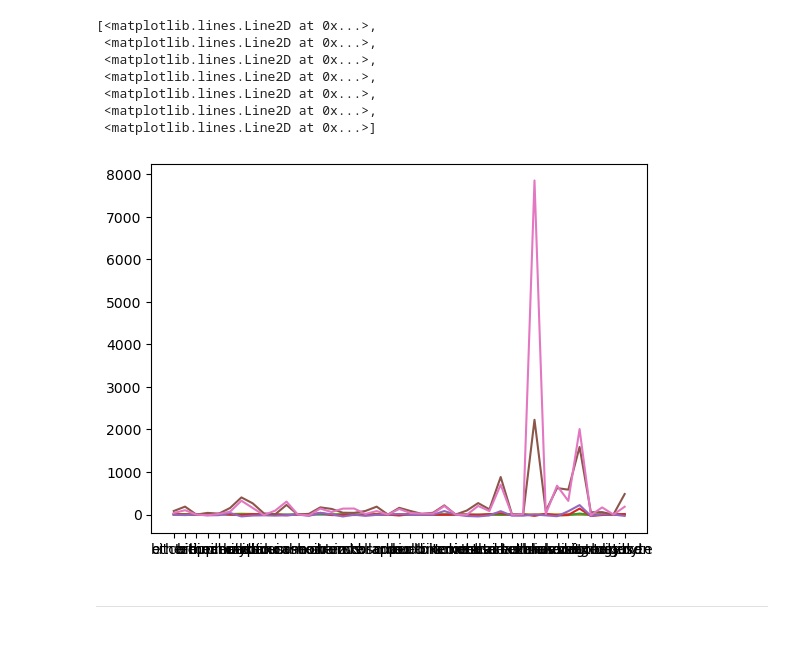
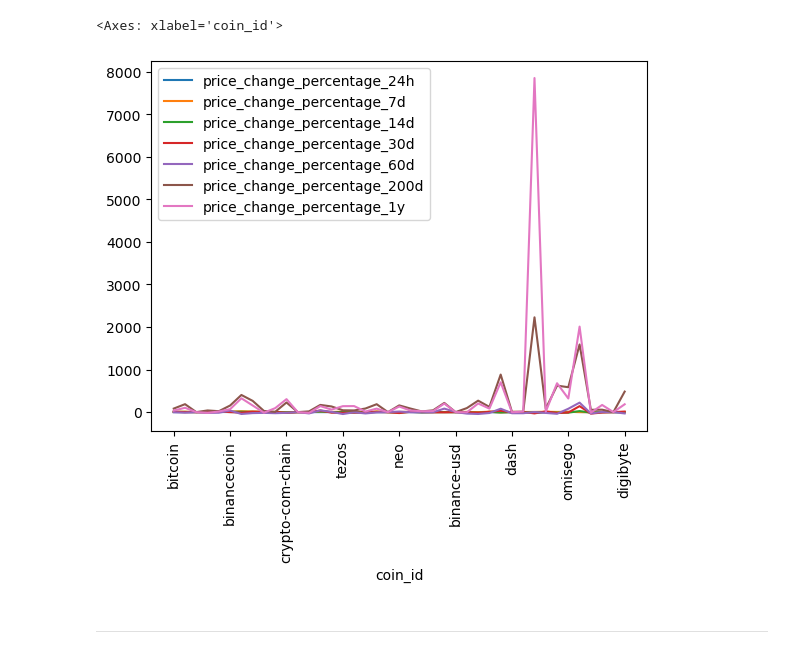
Before and after one commit to JustinS25/CryptoClustering, a Jupyter notebook: Starter_Code 14/Crypto_Clustering.ipynb, the cells around one changed output. Cells and saved outputs as stored; diff of their text form; code cells hidden in the pictures.

```diff
--- a/Starter_Code 14/Crypto_Clustering.ipynb
+++ b/Starter_Code 14/Crypto_Clustering.ipynb
@@ -43,21 +43,16 @@ df_market_data.describe()
 # %%
 # Plot your data to see what's in your DataFrame
 df_market_data.hvplot.line(
     width=800,
     height=400,
     rot=90
 )
 
-plot.plot(df_market_data)
+# hvplot not working so use matplotlib to plot
+df_market_data.plot(kind="line",rot=90)
 # %% [output]
-[<matplotlib.lines.Line2D at 0x...>,
- <matplotlib.lines.Line2D at 0x...>,
- <matplotlib.lines.Line2D at 0x...>,
- <matplotlib.lines.Line2D at 0x...>,
- <matplotlib.lines.Line2D at 0x...>,
- <matplotlib.lines.Line2D at 0x...>,
- <matplotlib.lines.Line2D at 0x...>]
+<Axes: xlabel='coin_id'>
-[figure, old version]
+[figure, new version]
 # %% [markdown]
 ---
 # %% [markdown]
```
Also changed, not shown: parts of 17 cells of this notebook, 1 other file.
